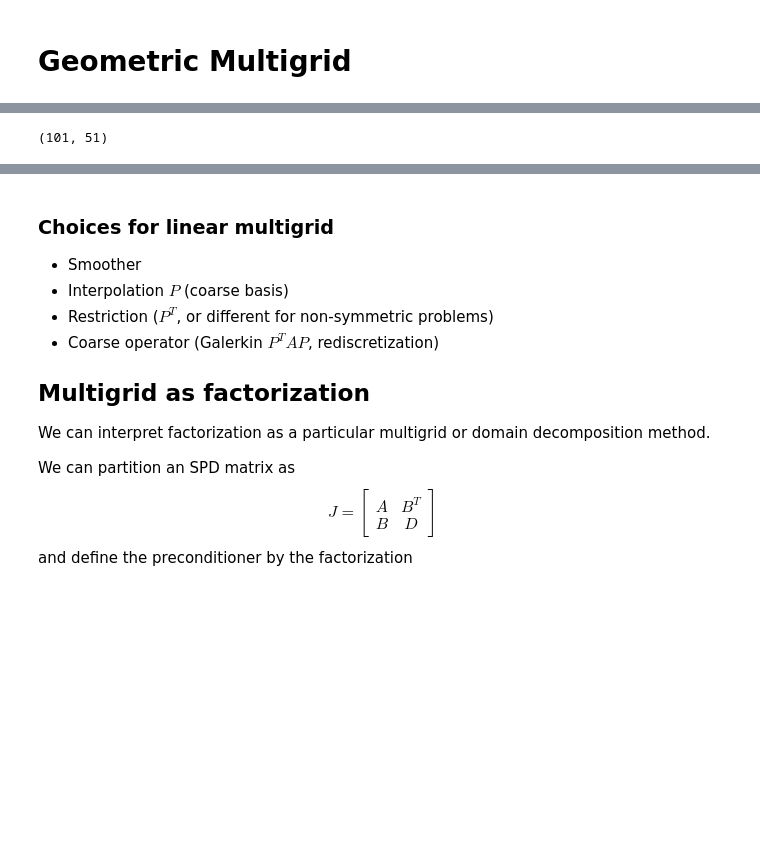
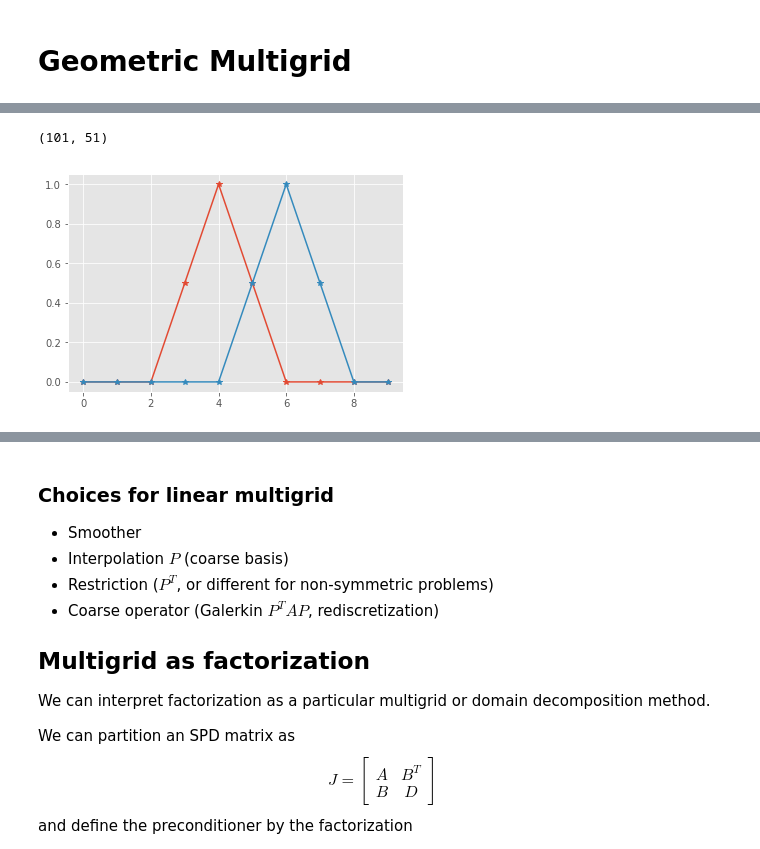
Before and after one commit to cu-numpde/numpde-fall2018, a Jupyter notebook: Multigrid.ipynb, the cells around one changed output, grey strips where cells are left out. Cells and saved outputs as stored; diff of their text form; code cells hidden in the pictures; blank space fills up the shorter version.

```diff
--- a/Multigrid.ipynb
+++ b/Multigrid.ipynb
@@ -44,11 +37,11 @@ pyplot.show()
 # %%
 P = numpy.eye(m) + .5*numpy.eye(m,k=1) + .5*numpy.eye(m,k=-1)
 P = P[:,::2]
-#P = numpy.eye(m) + 2./3*(numpy.eye(m,k=1)+numpy.eye(m,k=-1)) + \
-#    1./3*(numpy.eye(m,k=2)+numpy.eye(m,k=-2))
-#P = P[:,::3]
+if False: # Wider stencil
+    P = numpy.eye(m) + 2./3*(numpy.eye(m,k=1)+numpy.eye(m,k=-1)) + \
+        1./3*(numpy.eye(m,k=2)+numpy.eye(m,k=-2))
+    P = P[:,::3]
 
-pyplot.figure()
 pyplot.plot(P[:10,2:4], '-*')
 
 P.shape
@@ -58,3 +49,4 @@ P.shape
 (101, 51)
+[figure, added]
 # %%
 pyplot.figure()
```
Also changed, not shown: parts of 17 cells of this notebook.
